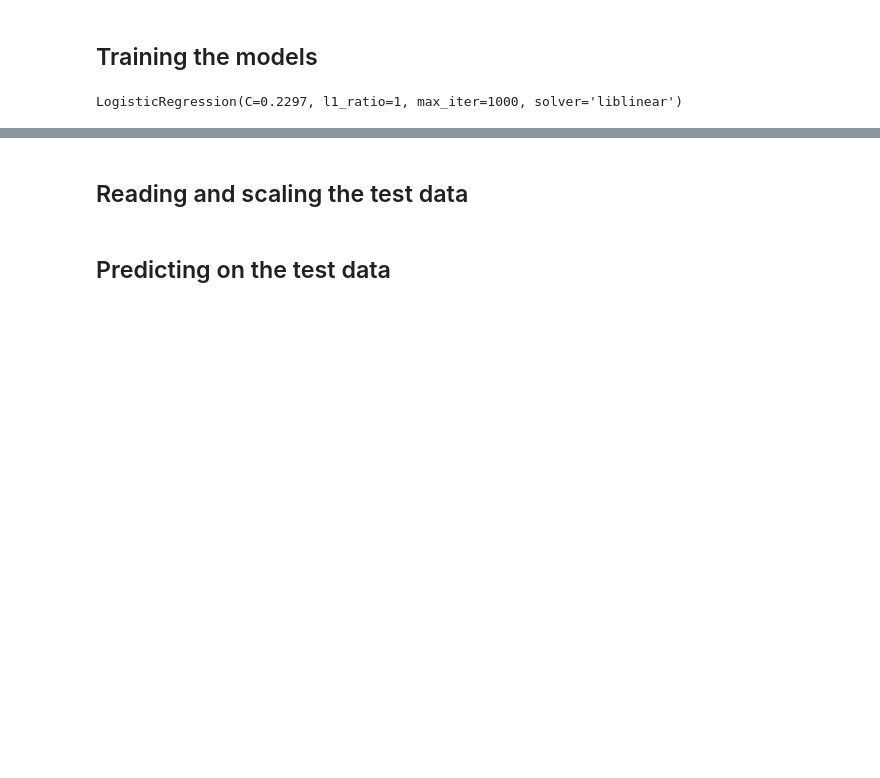
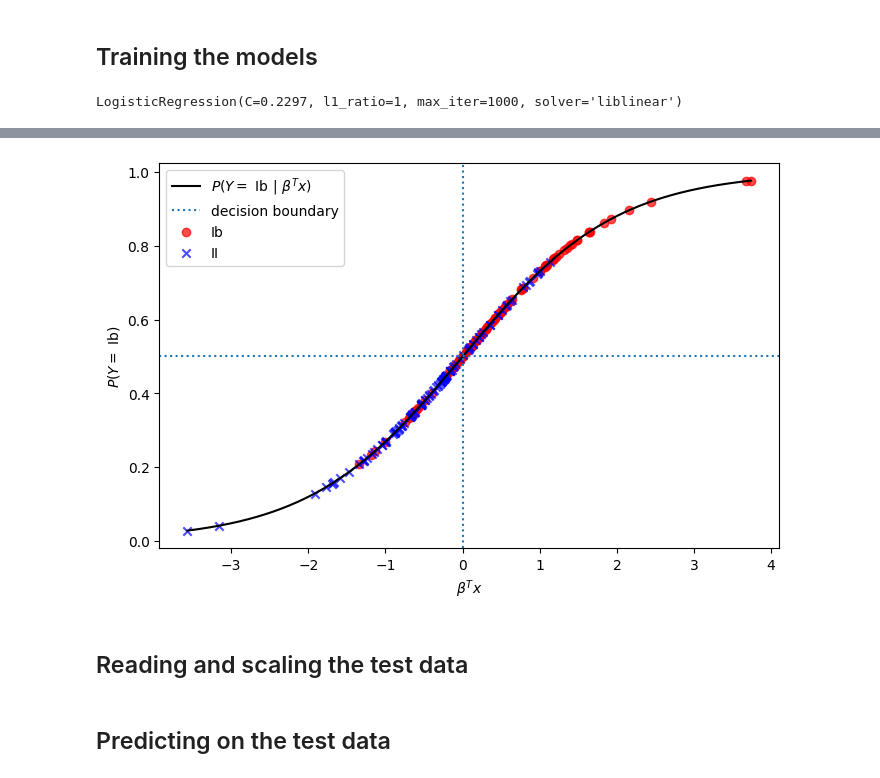
Before and after one commit to em-t/ATM4171-term-project, a Jupyter notebook: notebooks/individual_categories/submission_loglog.ipynb, the cells around one changed output, grey strips where cells are left out. Cells and saved outputs as stored; diff of their text form; code cells hidden in the pictures; blank space fills up the shorter version.

```diff
--- a/notebooks/individual_categories/submission_loglog.ipynb
+++ b/notebooks/individual_categories/submission_loglog.ipynb
@@ -49,3 +68,17 @@ LogisticRegression(C=0.2297, l1_ratio=1, max_iter=1000, solver='liblinear')
+# %%
+fig, ax = plt.subplots(figsize=(8, 5))
+plot_sigmoid(
+    ax=ax,
+    model=event_log_model,
+    X_train=X_train_events_scaled,
+    y_train=y_train_events,
+    target_label="Ib",
+    inverse_label="II",
+    title=None
+)
+plt.savefig(output_dir / 'logReg_loglog_class4.png')
+# %% [output]
+[figure, added]
 # %% [markdown]
 ## Reading and scaling the test data
 # %%
```
Also changed, not shown: parts of 4 cells of this notebook, 8 other files.
